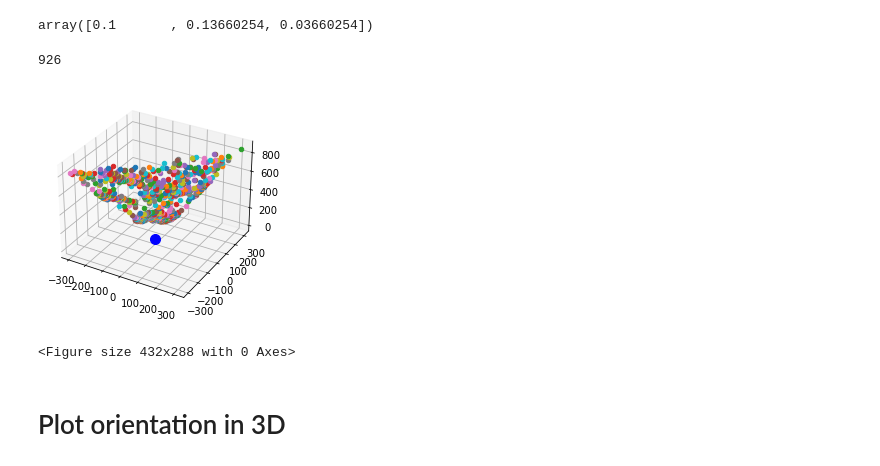
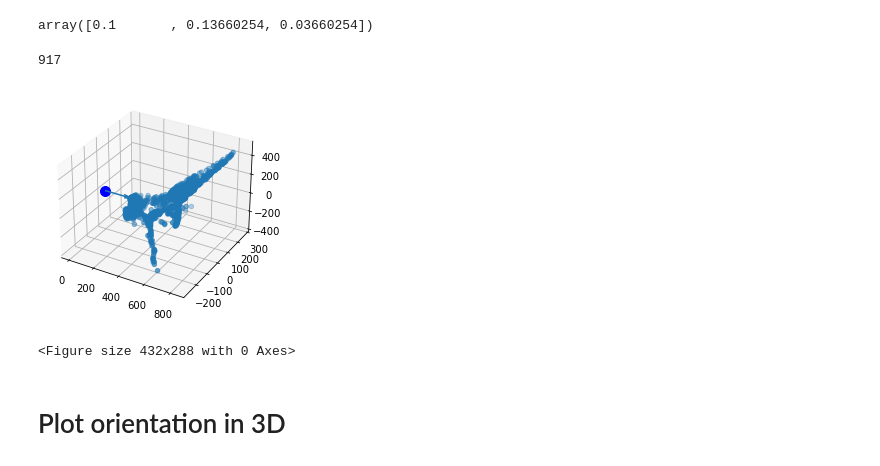
Before and after one commit to Apiquet/DepthEstimationAnd3dMapping, a Jupyter notebook: depth_projection_wrt_imu.ipynb, the cells around one changed output. Cells and saved outputs as stored; diff of their text form; code cells hidden in the pictures.

```diff
--- a/depth_projection_wrt_imu.ipynb
+++ b/depth_projection_wrt_imu.ipynb
@@ -139,6 +139,8 @@ tf.reduce_min(output_data), tf.reduce_max(output_data)
 # %% [output]
 (<tf.Tensor: shape=(), dtype=float32, numpy=180.79759>,
  <tf.Tensor: shape=(), dtype=float32, numpy=883.7121>)
+# %%
+max_depth_value = tf.reduce_max(output_data)
 # %%
 def get_rotation_matrix(orientation):
     rotation_matrix = np.array([[1, 0, 0],
@@ -168,10 +170,11 @@ c_x = (0.5*image_width)
 c_y = (0.5*image_height)
 
 points_in_ned = []
+color_map = []
 for x in tqdm(range(image_width)):
     for y in range(image_height):
 
-        # skip 90% of the points
+        # keep 0.1% of the points
         if random.randint(0, 999) >= 1:
             continue
 
@@ -188,41 +191,46 @@ for x in tqdm(range(image_width)):
         # projection in function of the orientation
         point_3d_after_rotation = np.matmul(get_rotation_matrix(math.radians(0)), point_3d_before_rotation)
         points_in_ned.append(point_3d_after_rotation)
+        color_map.append(depth_value)
-# %%
-len(points_in_ned)
-# %% [output]
-926
+# %%
+points_in_ned = np.array(points_in_ned)
+len(points_in_ned)
+# %% [output]
+917
+# %%
+from matplotlib import cm
+viridis = cm.get_cmap('viridis', 12)
+color = viridis(color_map)
 # %%
 fig = plt.figure()
 
 ax = fig.add_subplot(111, projection='3d')
 
 # plot origin in blue
 ax.scatter(0, 0, s=100, c='b')
 
 # find position of the end of the needle
 # 0.1 far from origin in direction of the orientation
 distance = 0.1
 x_orientation_rad = math.radians(x_orientation)
-x_pos = math.cos(x_orientation_rad)*distance
-y_pos = math.sin(x_orientation_rad)*distance
+x_pos = math.cos(x_orientation_rad)*max_depth_value/4
+y_pos = math.sin(x_orientation_rad)*max_depth_value/4
 
 # plot line between both position with circles
 ax.quiver(0, 0, 0, x_pos, y_pos, 0,
-          length=distance, normalize=True)
+          length=max_depth_value/4, normalize=True)
 
-for i in tqdm(range(len(points_in_ned))):
-    ax.scatter(points_in_ned[i][1], points_in_ned[i][1], points_in_ned[i][2])
+ax.scatter(points_in_ned[:, 2], points_in_ned[:, 1], points_in_ned[:, 0], cmap=color)
 
 '''ax.set_xlim(-distance, distance)
 ax.set_ylim(-distance, distance)
 ax.set_zlim(-distance, distance)'''
 
 plt.show()
 plt.pause(0.1)
 plt.gcf().clear()
 # %% [output]
-[figure, old version]
+[figure, new version]
 <Figure size 432x288 with 0 Axes>
 # %% [markdown]
 # Plot orientation in 3D
```
